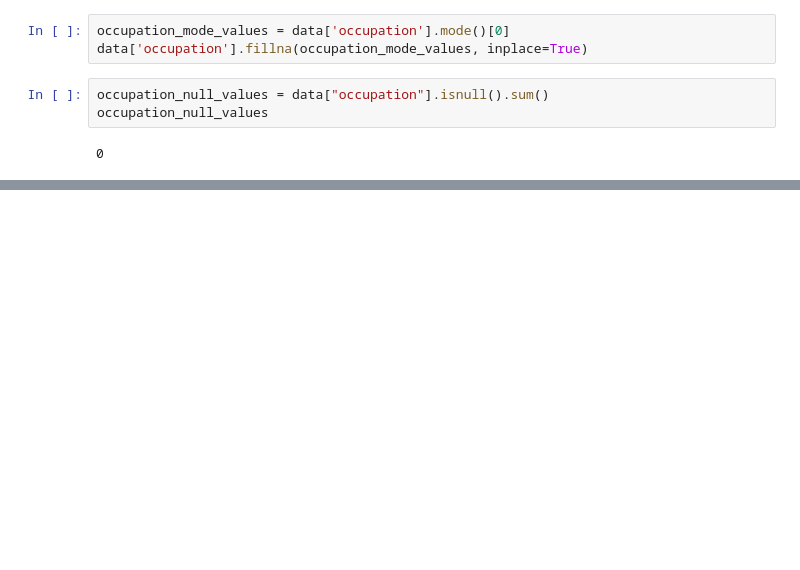
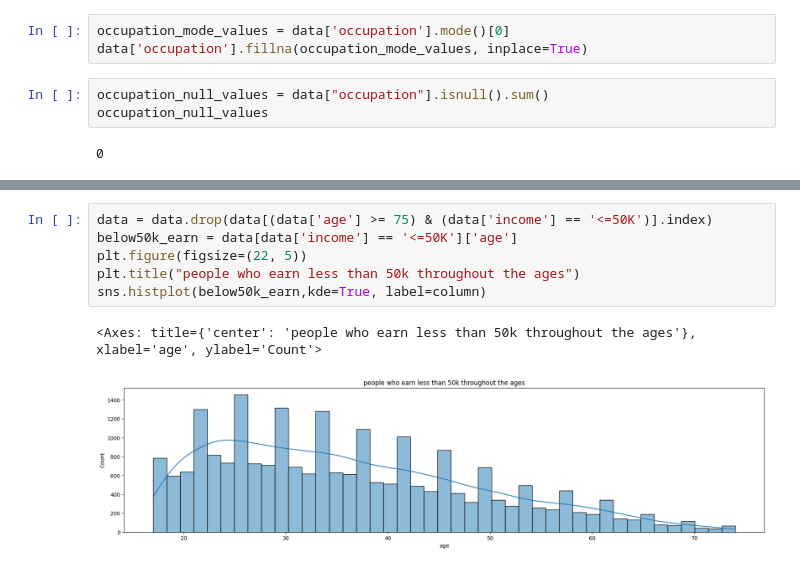
Before and after one commit to VanujaDesilva/IncomePrediction-ML-Models, a Jupyter notebook: Data Pre Processing.ipynb, the cells around one changed output, grey strips where cells are left out. Cells and saved outputs as stored; diff of their text form; blank space fills up the shorter version.

```diff
--- a/Data Pre Processing.ipynb
+++ b/Data Pre Processing.ipynb
@@ -356,0 +499,9 @@ plt.show()
+# %%
+data = data.drop(data[(data['age'] >= 75) & (data['income'] == '<=50K')].index)
+below50k_earn = data[data['income'] == '<=50K']['age']
+plt.figure(figsize=(22, 5))
+plt.title("people who earn less than 50k throughout the ages")
+sns.histplot(below50k_earn,kde=True, label=column)
+# %% [output]
+<Axes: title={'center': 'people who earn less than 50k throughout the ages'}, xlabel='age', ylabel='Count'>
+[figure, added]
```
Also changed, not shown: parts of 31 cells of this notebook.
